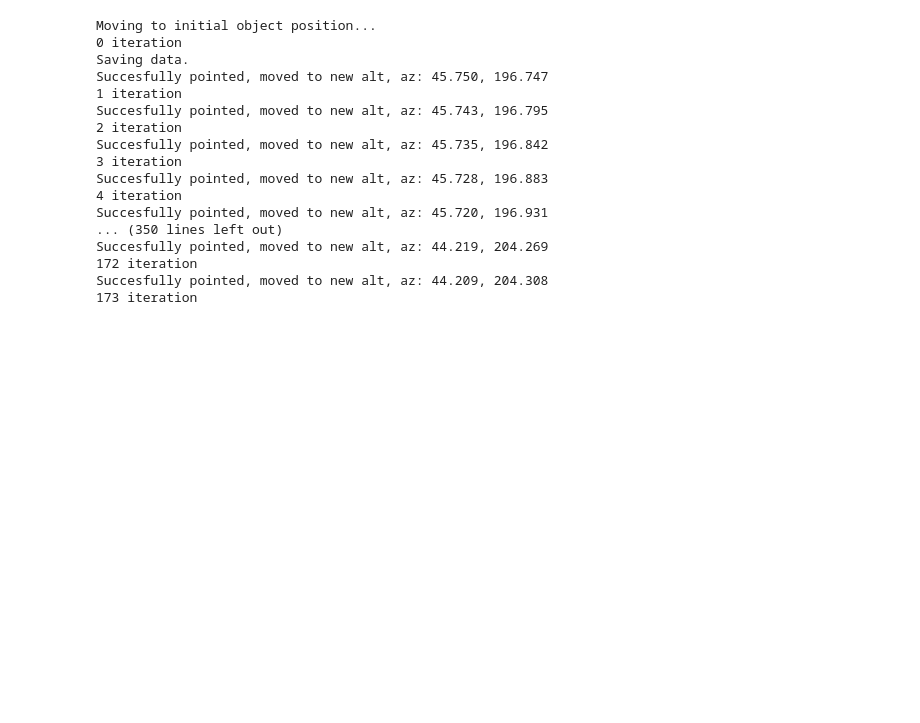
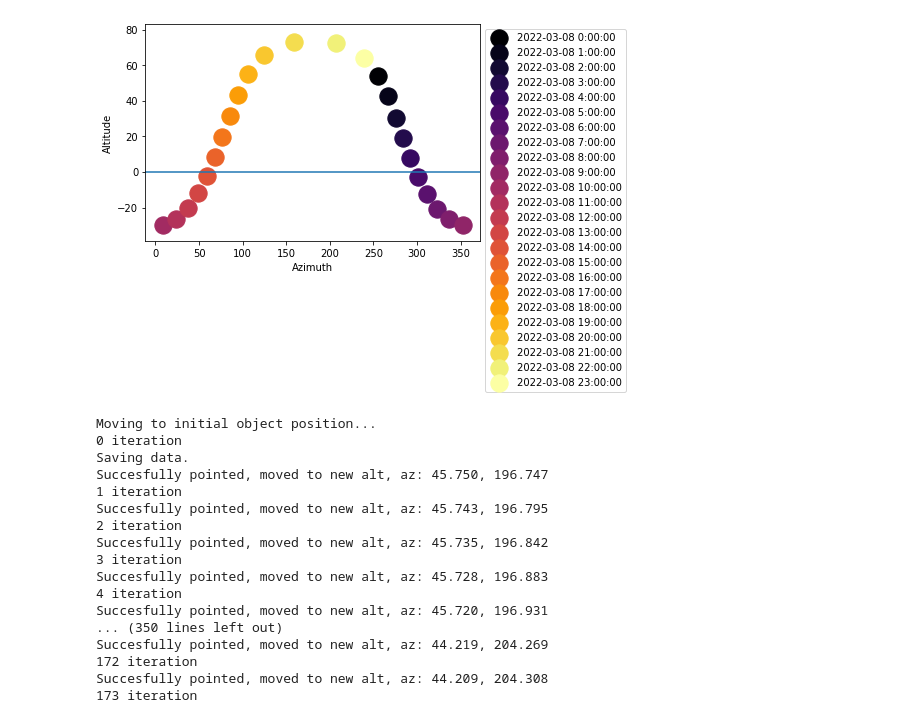
Before and after one commit to James11222/radiolab_repo, a Jupyter notebook: lab3/Darby/controlling_the_telescope.ipynb, the cells around one changed output. Cells and saved outputs as stored; diff of their text form; code cells hidden in the pictures; blank space fills up the shorter version.

```diff
--- a/lab3/Darby/controlling_the_telescope.ipynb
+++ b/lab3/Darby/controlling_the_telescope.ipynb
@@ -10,0 +48,12 @@ import matplotlib.pyplot as plt
+# %%
+#GETTING COORDINATES WITH ASTROPY
+from astropy import units as u
+from astropy.time import Time
+from astropy.coordinates import SkyCoord,AltAz
+from astropy.coordinates import EarthLocation
+c = SkyCoord(ra=ra  *u.degree, dec=dec*u.degree, frame='icrs')
+print(c.galactic)
+loc = EarthLocation(lat = ugradio.nch.lat*u.deg, lon = ugradio.nch.lon*u.deg, height = 122*u.m) # current location
+time = Time('2022-03-10 7:00:00')# time we took data
+cAltAz = c.transform_to(AltAz(obstime = time, location = loc))
+cAltAz
@@ -10,0 +65,30 @@ import matplotlib.pyplot as plt
+# %%
+import numpy as np
+import matplotlib.pyplot as plt
+import matplotlib as mpl
+
+
+AltAz2=np.empty(0)
+times=np.array(['2022-03-08 0:00:00','2022-03-08 1:00:00','2022-03-08 2:00:00','2022-03-08 3:00:00','2022-03-08 4:00:00','2022-03-08 5:00:00',
+'2022-03-08 6:00:00','2022-03-08 7:00:00','2022-03-08 8:00:00','2022-03-08 9:00:00','2022-03-08 10:00:00','2022-03-08 11:00:00',
+'2022-03-08 12:00:00','2022-03-08 13:00:00','2022-03-08 14:00:00','2022-03-08 15:00:00','2022-03-08 16:00:00','2022-03-08 17:00:00',
+'2022-03-08 18:00:00','2022-03-08 19:00:00','2022-03-08 20:00:00','2022-03-08 21:00:00','2022-03-08 22:00:00','2022-03-08 23:00:00'])
+
+
+cmap = plt.cm.inferno #choose cmap
+n = 200 #number of colormap sample points to choose from
+colors = cmap(np.linspace(0,1,len(times)))
+
+
+
+for i in range(len(times)):
+    cAltAz = c.transform_to(AltAz(obstime = times[i], location = loc))
+    AltAz2=np.append(AltAz2,cAltAz)
+plt.axhline(y=0)
+for i in range(len(times)):
+    plt.scatter(AltAz2[i].az.value,AltAz2[i].alt.value,s=300, c = colors[i], label=times[i])
+    plt.legend(bbox_to_anchor=[1,1], loc='upper left')
+    plt.grid()
+    plt.xlabel('Azimuth')
+    plt.ylabel('Altitude')
+# %% [output]
@@ -11,3 +112,4 @@ import matplotlib.pyplot as plt
+[figure, added]
 # %%
 imf = ugradio.interf.Interferometer()
 hpm = ugradio.hp_multi.HP_Multimeter()
```
Also changed, not shown: parts of 16 cells of this notebook.
